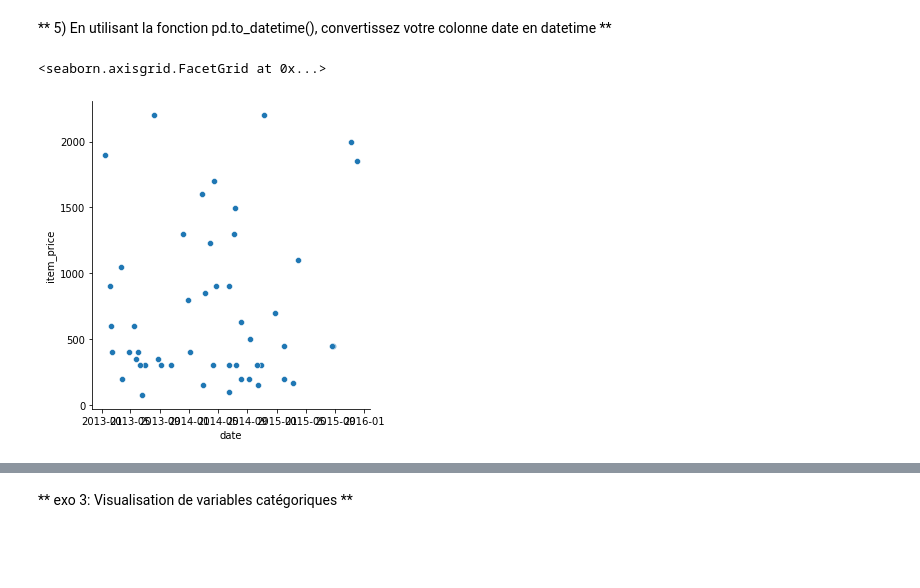
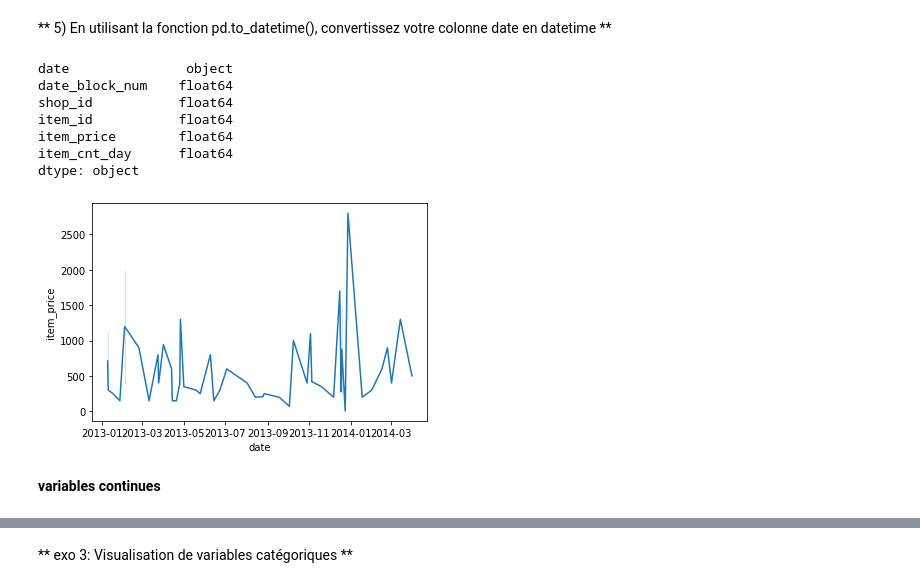
Before and after one commit to LamaElkhouk/pythonh3hitema, a Jupyter notebook: Copie_de_introduction_analyse_données.ipynb, the cells around one changed output, grey strips where cells are left out. Saved outputs shown, nothing was run; the diff lists cells and outputs as text; code cells hidden in the pictures; blank space fills up the shorter version.

```diff
--- a/Copie_de_introduction_analyse_données.ipynb
+++ b/Copie_de_introduction_analyse_données.ipynb
@@ -224,12 +226,22 @@ sb.relplot(
 # %%
 #sales_predictions['date']= pd.to_datetime(sales_predictions['date'],format='%m.%d.%Y')
 
 new_date=pd.to_datetime(sales_predictions.date)
 
-
-sb.relplot(
+sb.lineplot(
     x=new_date, y=S.item_price
 )
+
+sales_predictions.dtypes
+
+
+#sinon type line pour relplot
 # %% [output]
-<seaborn.axisgrid.FacetGrid at 0x...>
+date               object
+date_block_num    float64
+shop_id           float64
+item_id           float64
+item_price        float64
+item_cnt_day      float64
+dtype: object
-[figure, old version]
+[figure, new version]
@@ -235,0 +250,2 @@ sb.relplot(
+# %% [markdown]
+**variables continues**
```
Also changed, not shown: parts of 7 cells of this notebook.
